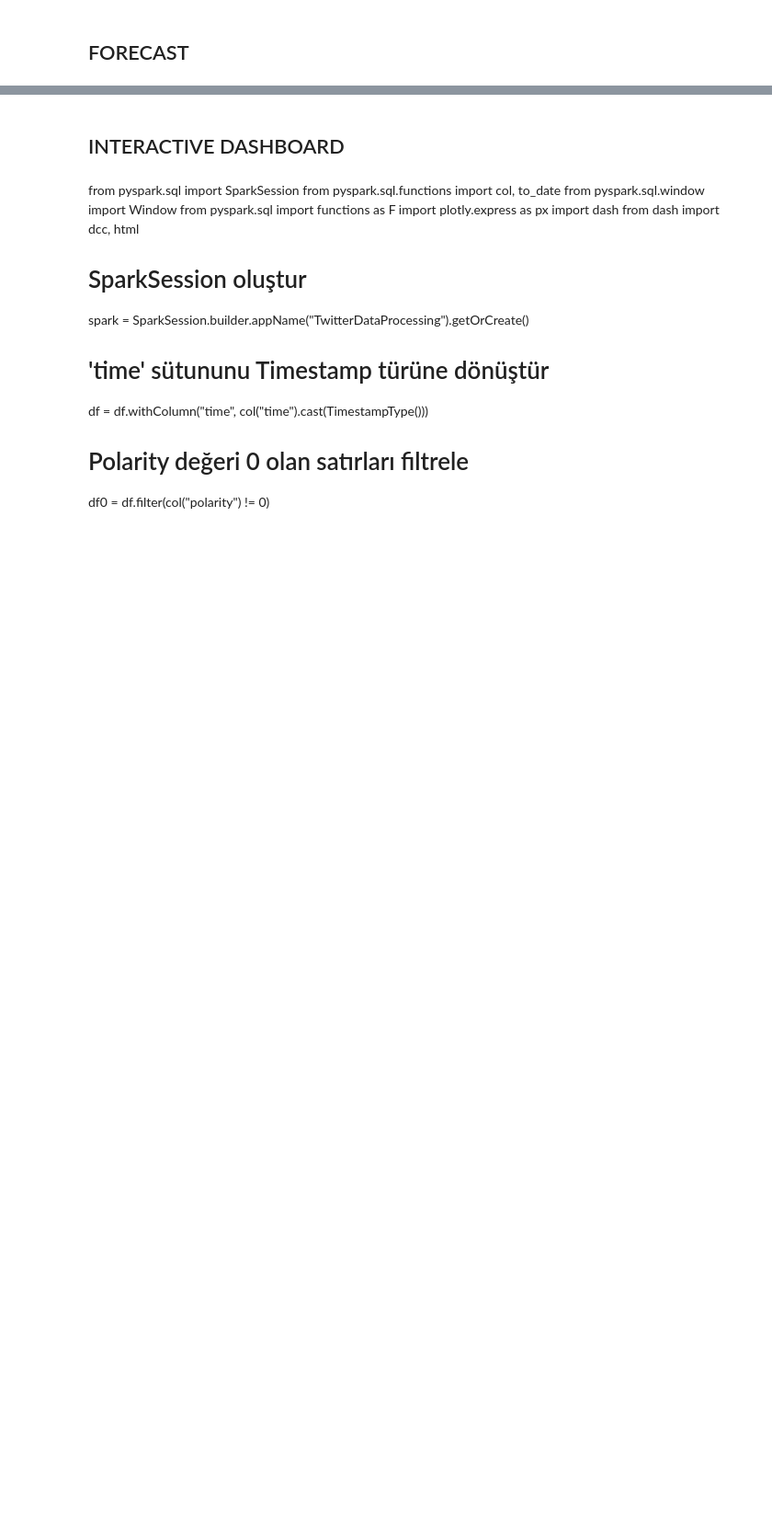
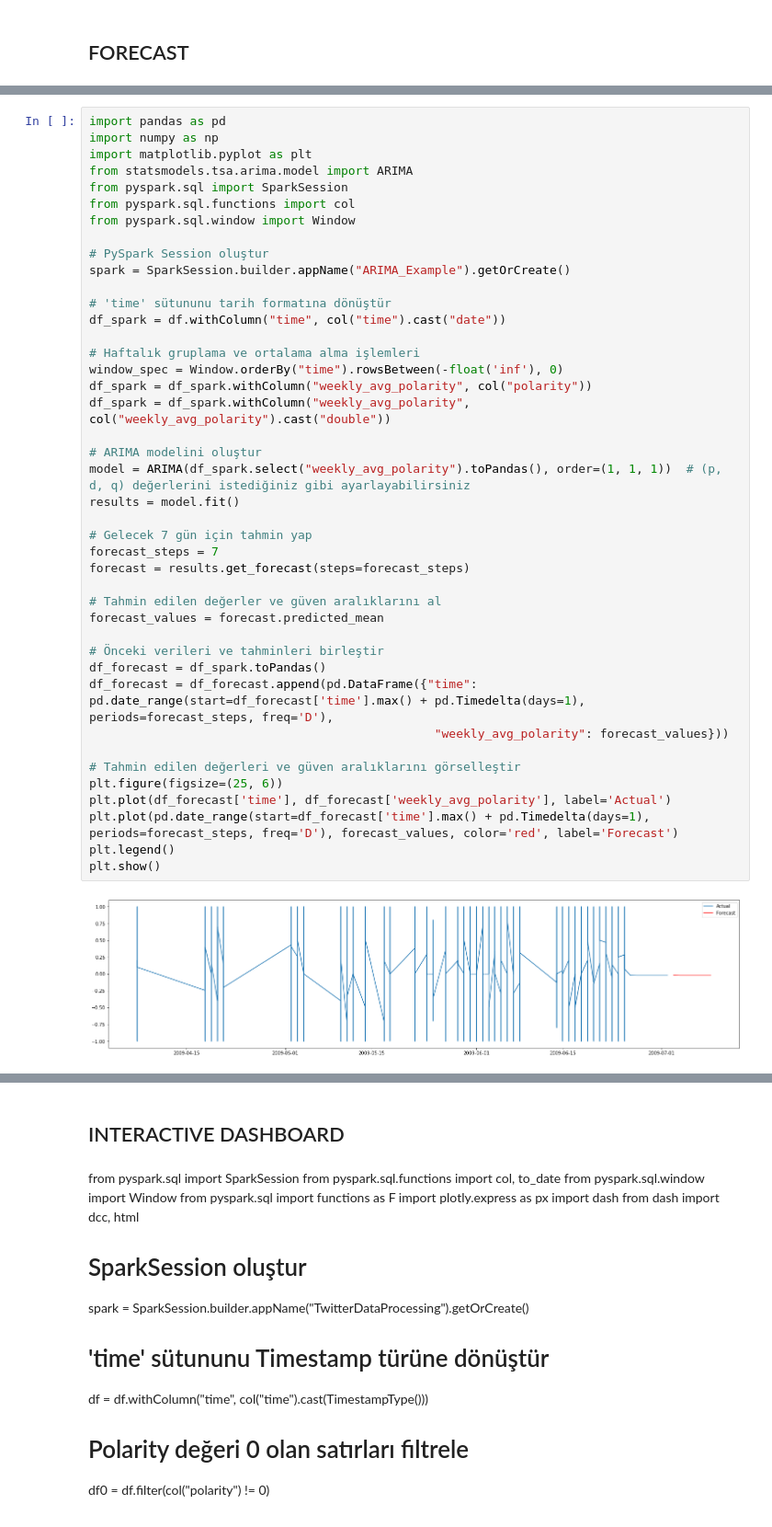
Before and after one commit to hmmtuslu/CA2-SEMESTER2, a Jupyter notebook: CA2 SEM-2.ipynb, the cells around one changed output, grey strips where cells are left out. Shown at 92% size. Cells and saved outputs as stored; diff of their text form; blank space fills up the shorter version.

```diff
--- a/CA2 SEM-2.ipynb
+++ b/CA2 SEM-2.ipynb
@@ -494,0 +497,44 @@ print(future_df)
+# %%
+import pandas as pd
+import numpy as np
+import matplotlib.pyplot as plt
+from statsmodels.tsa.arima.model import ARIMA
+from pyspark.sql import SparkSession
+from pyspark.sql.functions import col
+from pyspark.sql.window import Window
+
+# PySpark Session oluştur
+spark = SparkSession.builder.appName("ARIMA_Example").getOrCreate()
+
+# 'time' sütununu tarih formatına dönüştür
+df_spark = df.withColumn("time", col("time").cast("date"))
+
+# Haftalık gruplama ve ortalama alma işlemleri
+window_spec = Window.orderBy("time").rowsBetween(-float('inf'), 0)
+df_spark = df_spark.withColumn("weekly_avg_polarity", col("polarity"))
+df_spark = df_spark.withColumn("weekly_avg_polarity", col("weekly_avg_polarity").cast("double"))
+
+# ARIMA modelini oluştur
+model = ARIMA(df_spark.select("weekly_avg_polarity").toPandas(), order=(1, 1, 1))  # (p, d, q) değerlerini istediğiniz gibi ayarlayabilirsiniz
+results = model.fit()
+
+# Gelecek 7 gün için tahmin yap
+forecast_steps = 7
+forecast = results.get_forecast(steps=forecast_steps)
+
+# Tahmin edilen değerler ve güven aralıklarını al
+forecast_values = forecast.predicted_mean
+
+# Önceki verileri ve tahminleri birleştir
+df_forecast = df_spark.toPandas()
+df_forecast = df_forecast.append(pd.DataFrame({"time": pd.date_range(start=df_forecast['time'].max() + pd.Timedelta(days=1), periods=forecast_steps, freq='D'),
+                                                "weekly_avg_polarity": forecast_values}))
+
+# Tahmin edilen değerleri ve güven aralıklarını görselleştir
+plt.figure(figsize=(25, 6))
+plt.plot(df_forecast['time'], df_forecast['weekly_avg_polarity'], label='Actual')
+plt.plot(pd.date_range(start=df_forecast['time'].max() + pd.Timedelta(days=1), periods=forecast_steps, freq='D'), forecast_values, color='red', label='Forecast')
+plt.legend()
+plt.show()
+# %% [output]
+[figure, added]
```
Also changed, not shown: parts of 26 cells of this notebook.
